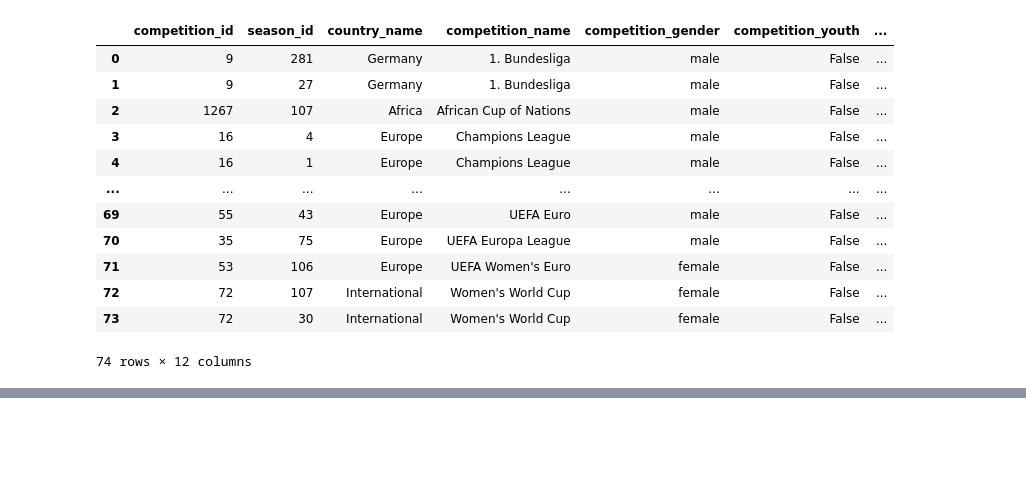
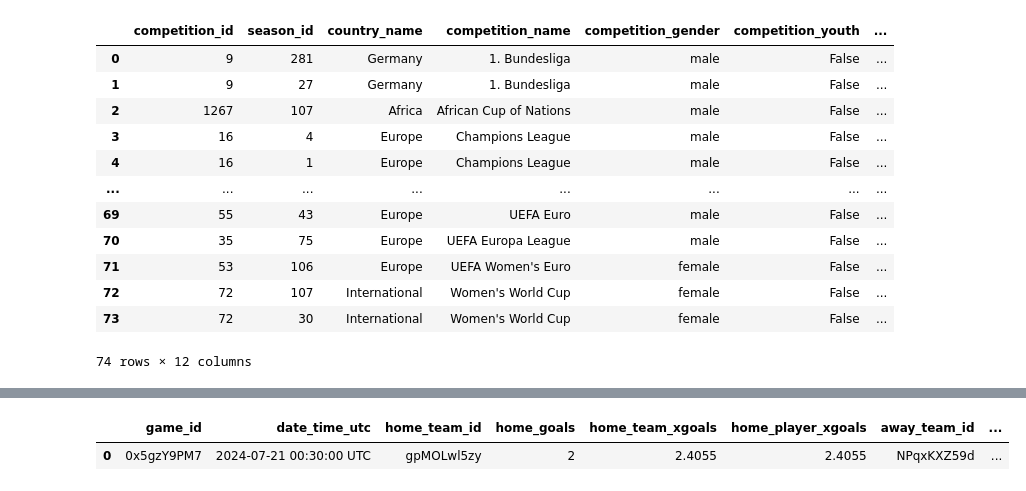
Before and after one commit to JakeBram/open-data, a Jupyter notebook: analysis.ipynb, the cells around one changed output, grey strips where cells are left out. Cells and saved outputs as stored; diff of their text form; code cells hidden in the pictures; blank space fills up the shorter version.

```diff
--- a/analysis.ipynb
+++ b/analysis.ipynb
@@ -42,0 +21,4 @@ sb.competitions()
+# %%
+from itscalledsoccer.client import AmericanSoccerAnalysis
+
+asa_client = AmericanSoccerAnalysis()
@@ -42,0 +66,5 @@ sb.competitions()
+# %%
+asa_client.get_game_xgoals(game_id="0x5gzY9PM7")
+# %% [output]
+|  | game_id | date_time_utc | home_team_id | home_goals | home_team_xgoals | home_player_xgoals | away_team_id | ... |
+| 0 | 0x5gzY9PM7 | 2024-07-21 00:30:00 UTC | gpMOLwl5zy | 2 | 2.4055 | 2.4055 | NPqxKXZ59d | ... |
```
Also changed, not shown: parts of 8 cells of this notebook.
